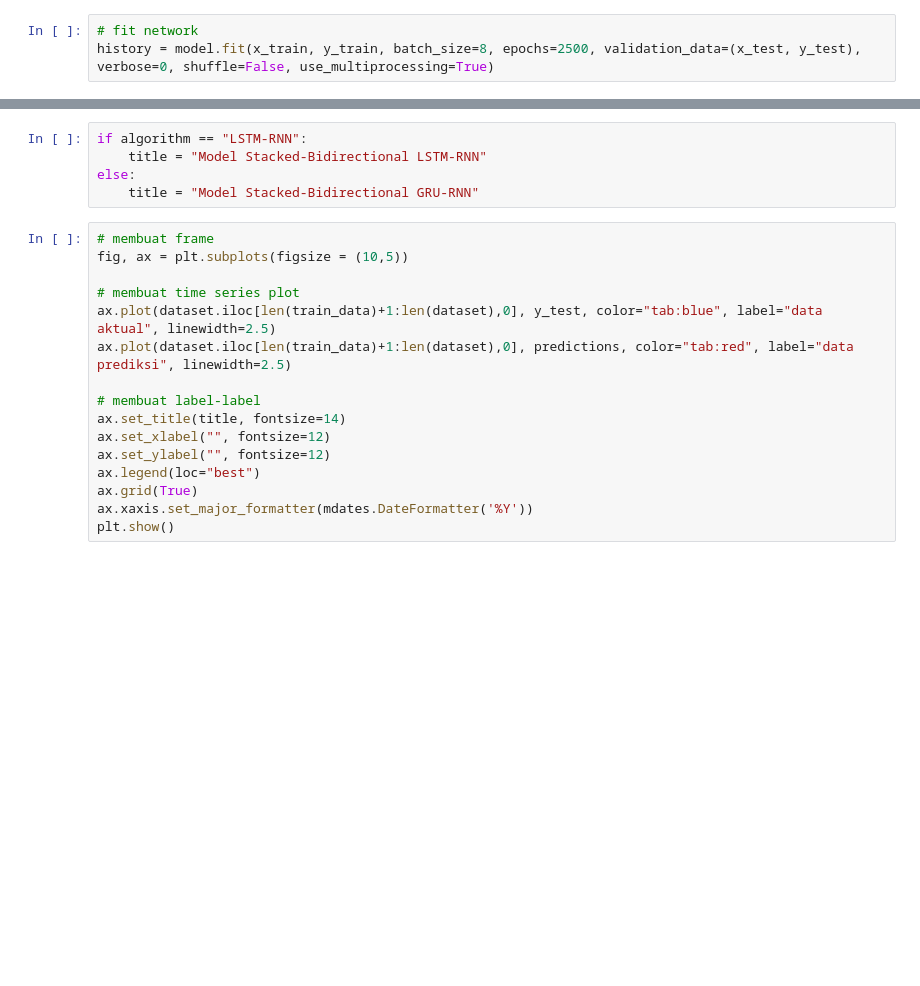
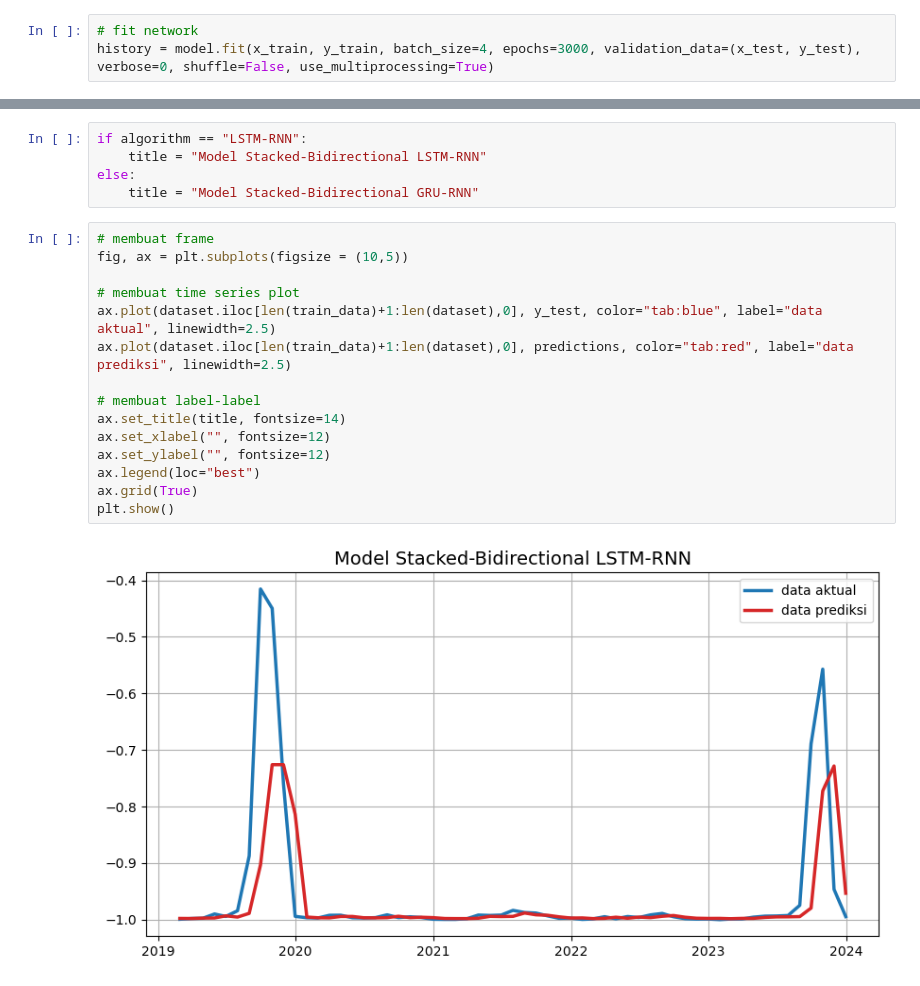
Before and after one commit to kusin/2024_BOPTN_Hopsot, a Jupyter notebook: source-code/base_model.ipynb, the cells around one changed output, grey strips where cells are left out. Saved outputs shown, nothing was run; the diff lists cells and outputs as text; blank space fills up the shorter version.

```diff
--- a/source-code/base_model.ipynb
+++ b/source-code/base_model.ipynb
@@ -230,7 +293,7 @@ else:
     model = gru_algorithm(x_train, activation, dropout_rate, optimizer)
 # %%
 # fit network
-history = model.fit(x_train, y_train, batch_size=8, epochs=2500, validation_data=(x_test, y_test), verbose=0, shuffle=False, use_multiprocessing=True)
+history = model.fit(x_train, y_train, batch_size=4, epochs=3000, validation_data=(x_test, y_test), verbose=0, shuffle=False, use_multiprocessing=True)
 # %%
 # show plot loss function
 fig, ax = plt.subplots(figsize = (10,5))
@@ -290,16 +383,17 @@ else:
 # %%
 # membuat frame
 fig, ax = plt.subplots(figsize = (10,5))
 
 # membuat time series plot
 ax.plot(dataset.iloc[len(train_data)+1:len(dataset),0], y_test, color="tab:blue", label="data aktual", linewidth=2.5)
 ax.plot(dataset.iloc[len(train_data)+1:len(dataset),0], predictions, color="tab:red", label="data prediksi", linewidth=2.5)
 
 # membuat label-label
 ax.set_title(title, fontsize=14)
 ax.set_xlabel("", fontsize=12)
 ax.set_ylabel("", fontsize=12)
 ax.legend(loc="best")
 ax.grid(True)
-ax.xaxis.set_major_formatter(mdates.DateFormatter('%Y'))
 plt.show()
+# %% [output]
+[figure, added]
```
Also changed, not shown: parts of 23 cells of this notebook, 2 other files.
